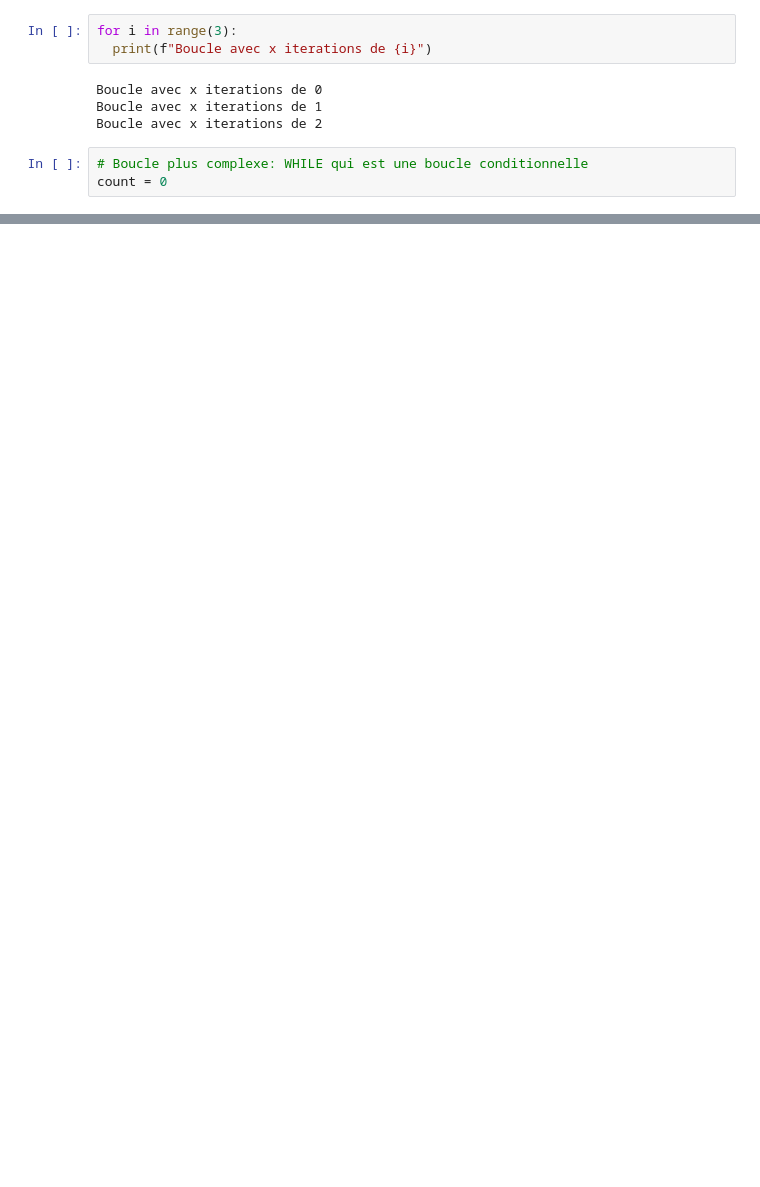
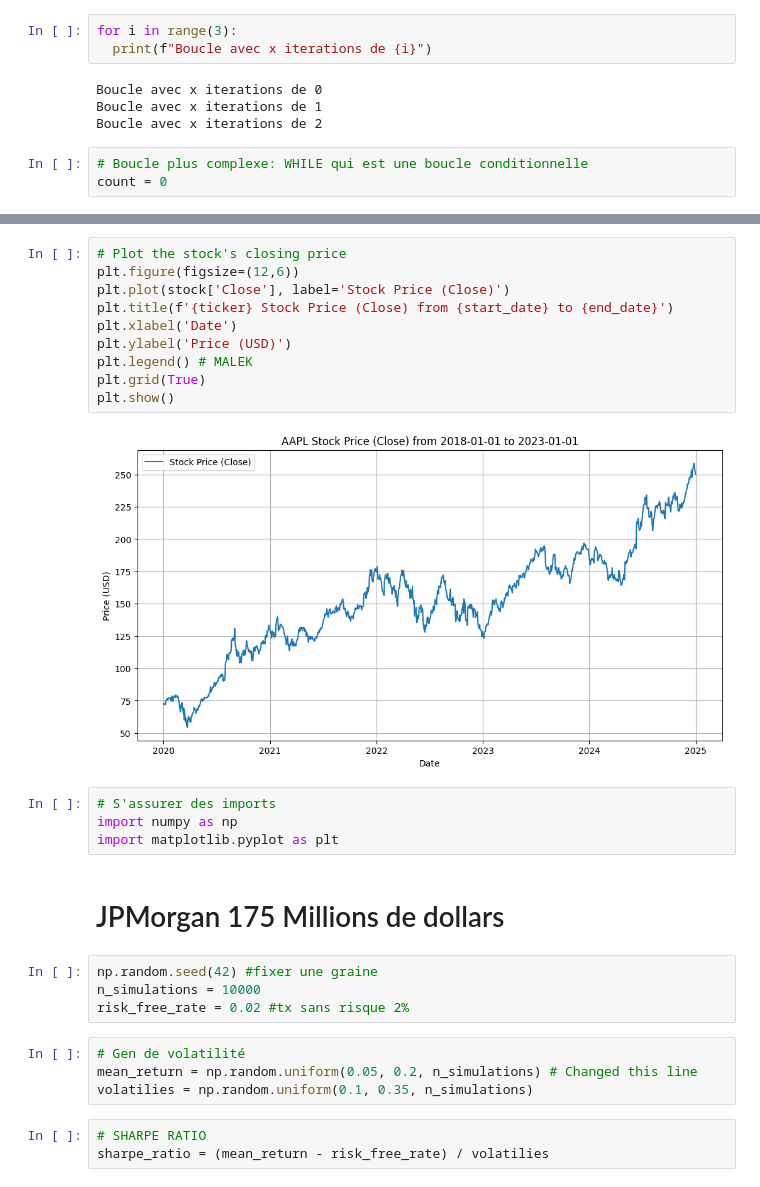
Before and after one commit to MalekGroune57/IAE_METZ_DATA, a Jupyter notebook: TD_DATA4FUNDS.ipynb, the cells around one changed output, grey strips where cells are left out. Cells and saved outputs as stored; diff of their text form; blank space fills up the shorter version.

```diff
--- a/TD_DATA4FUNDS.ipynb
+++ b/TD_DATA4FUNDS.ipynb
@@ -114,0 +343,29 @@ Hello,Malek !!!
+# %%
+# Plot the stock's closing price
+plt.figure(figsize=(12,6))
+plt.plot(stock['Close'], label='Stock Price (Close)')
+plt.title(f'{ticker} Stock Price (Close) from {start_date} to {end_date}')
+plt.xlabel('Date')
+plt.ylabel('Price (USD)')
+plt.legend() # MALEK
+plt.grid(True)
+plt.show()
+# %% [output]
+[figure, added]
+# %%
+# S'assurer des imports
+import numpy as np
+import matplotlib.pyplot as plt
+# %% [markdown]
+# JPMorgan 175 Millions de dollars
+# %%
+np.random.seed(42) #fixer une graine
+n_simulations = 10000
+risk_free_rate = 0.02 #tx sans risque 2%
+# %%
+# Gen de volatilité
+mean_return = np.random.uniform(0.05, 0.2, n_simulations) # Changed this line
+volatilies = np.random.uniform(0.1, 0.35, n_simulations)
+# %%
+# SHARPE RATIO
+sharpe_ratio = (mean_return - risk_free_rate) / volatilies
```
Also changed, not shown: parts of 44 cells of this notebook.
